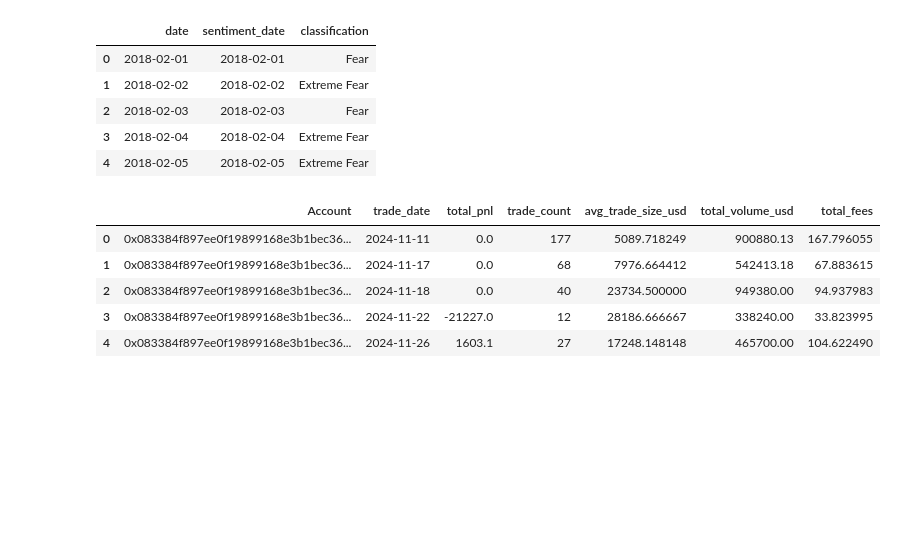
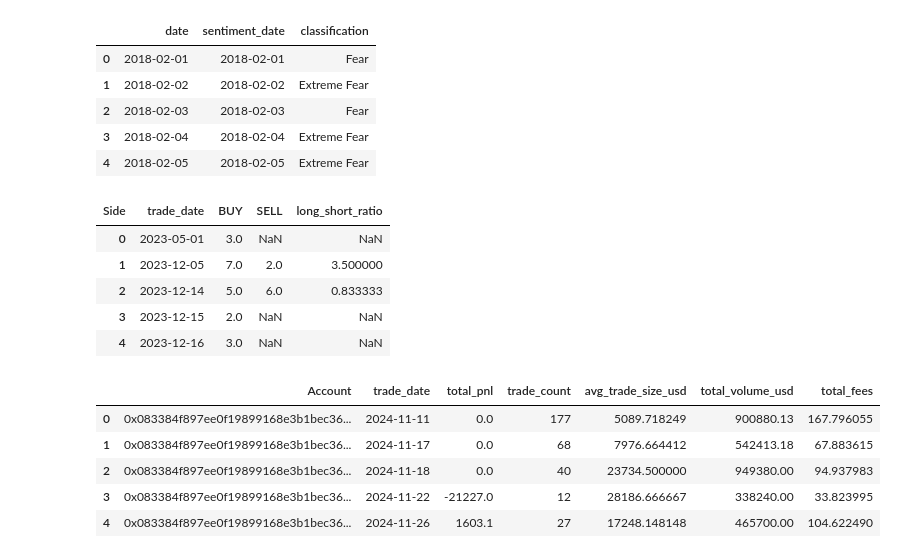
Before and after one commit to gita1068/gita_ds, a Jupyter notebook: notebook_1.ipynb, the cells around one changed output. Saved outputs shown, nothing was run; the diff lists cells and outputs as text; code cells hidden in the pictures; blank space fills up the shorter version.

```diff
--- a/notebook_1.ipynb
+++ b/notebook_1.ipynb
@@ -101,6 +132,26 @@ sentiment[['date', 'sentiment_date', 'classification']].head()
 | 2 | 2018-02-03 | 2018-02-03 | Fear |
 | 3 | 2018-02-04 | 2018-02-04 | Extreme Fear |
 | 4 | 2018-02-05 | 2018-02-05 | Extreme Fear |
+# %%
+# Long vs Short behavior per day
+long_short_daily = (
+    trades.groupby(['trade_date','Side'])
+    .size()
+    .reset_index(name='count')
+)
+
+long_short_ratio = long_short_daily.pivot(index='trade_date', columns='Side', values='count')
+long_short_ratio['long_short_ratio'] = long_short_ratio['BUY'] / long_short_ratio['SELL']
+long_short_ratio = long_short_ratio.reset_index()
+
+long_short_ratio.head()
+# %% [output]
+| Side | trade_date | BUY | SELL | long_short_ratio |
+| 0 | 2023-05-01 | 3.0 | NaN | NaN |
+| 1 | 2023-12-05 | 7.0 | 2.0 | 3.500000 |
+| 2 | 2023-12-14 | 5.0 | 6.0 | 0.833333 |
+| 3 | 2023-12-15 | 2.0 | NaN | NaN |
+| 4 | 2023-12-16 | 3.0 | NaN | NaN |
 # %%
 daily_trader_stats = (
     trades
```
Also changed, not shown: parts of 18 cells of this notebook.
